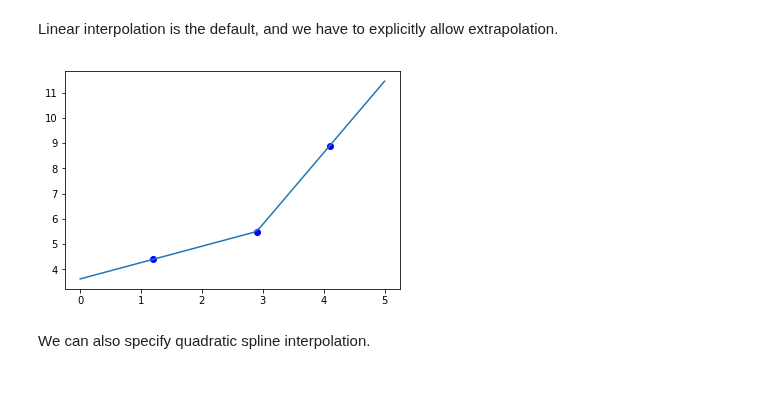
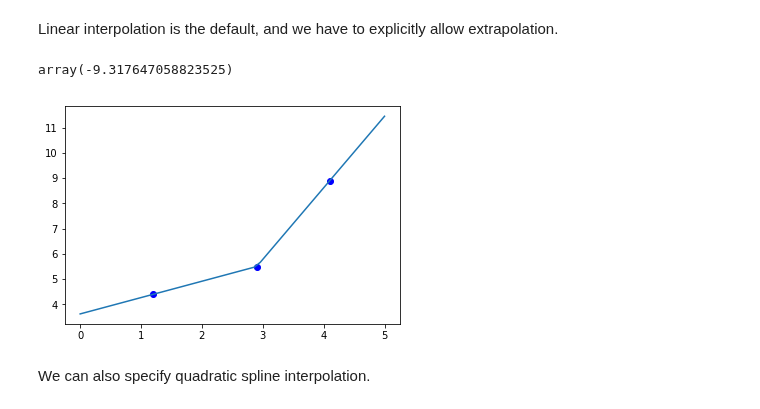
Before and after one commit to jkitchin/f18-06623, a Jupyter notebook: lectures/17-linear-algebra-2.ipynb, the cells around one changed output. Saved outputs shown, nothing was run; the diff lists cells and outputs as text; code cells hidden in the pictures.

```diff
--- a/lectures/17-linear-algebra-2.ipynb
+++ b/lectures/17-linear-algebra-2.ipynb
@@ -50,0 +66,2 @@ array([ 0.75, -2.44,  6.25])
+# %%
+np.polyfit(x, y, 2)
@@ -72,11 +91,14 @@ interp1d?
 Linear interpolation is the default, and we have to explicitly allow extrapolation.
 # %%
 xfit = np.linspace(0, 5)
-Y = interp1d(x, y, bounds_error=False, fill_value='extrapolate')
-
-plt.plot(x, y, 'bo', X, Y(xfit));
+Y = interp1d(x, y, bounds_error=False, fill_value="extrapolate")
+Y(-20)
 # %% [output]
-[figure, removed]
+array(-9.317647058823525)
+# %%
+plt.plot(x, y, 'bo', xfit, Y(xfit));
+# %% [output]
+[figure, added]
 # %% [markdown]
 We can also specify quadratic spline interpolation.
 # %%
```
Also changed, not shown: parts of 29 cells of this notebook.
